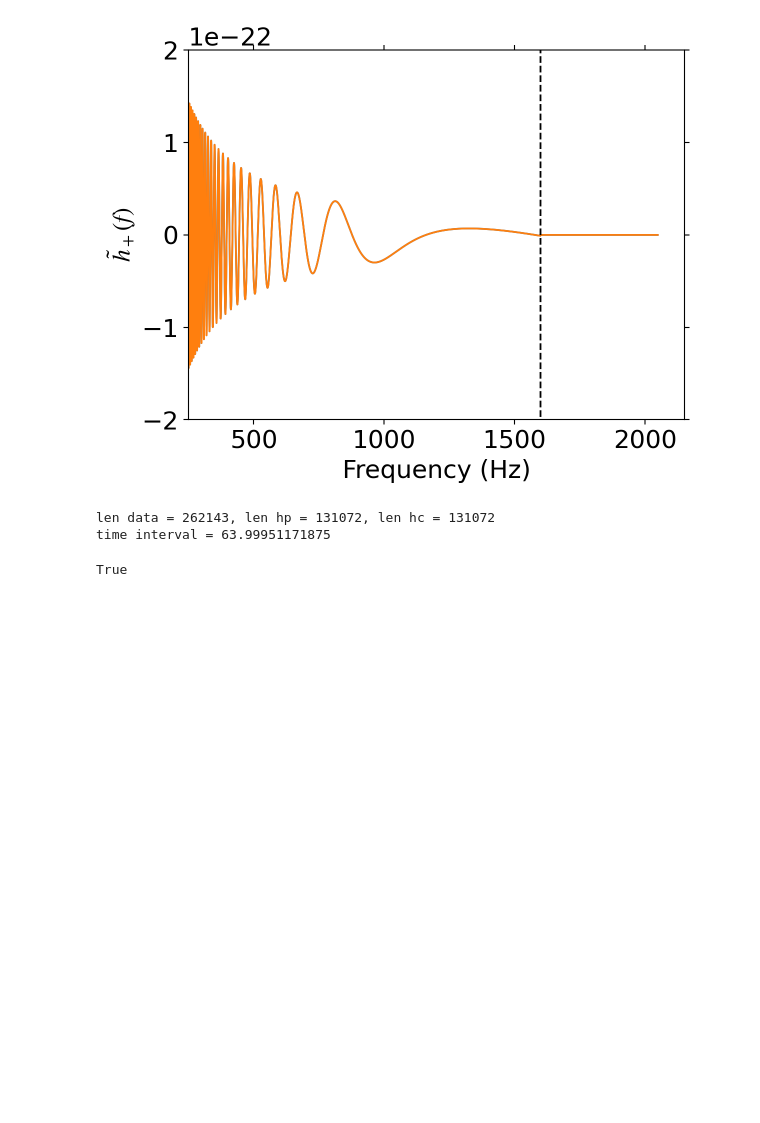
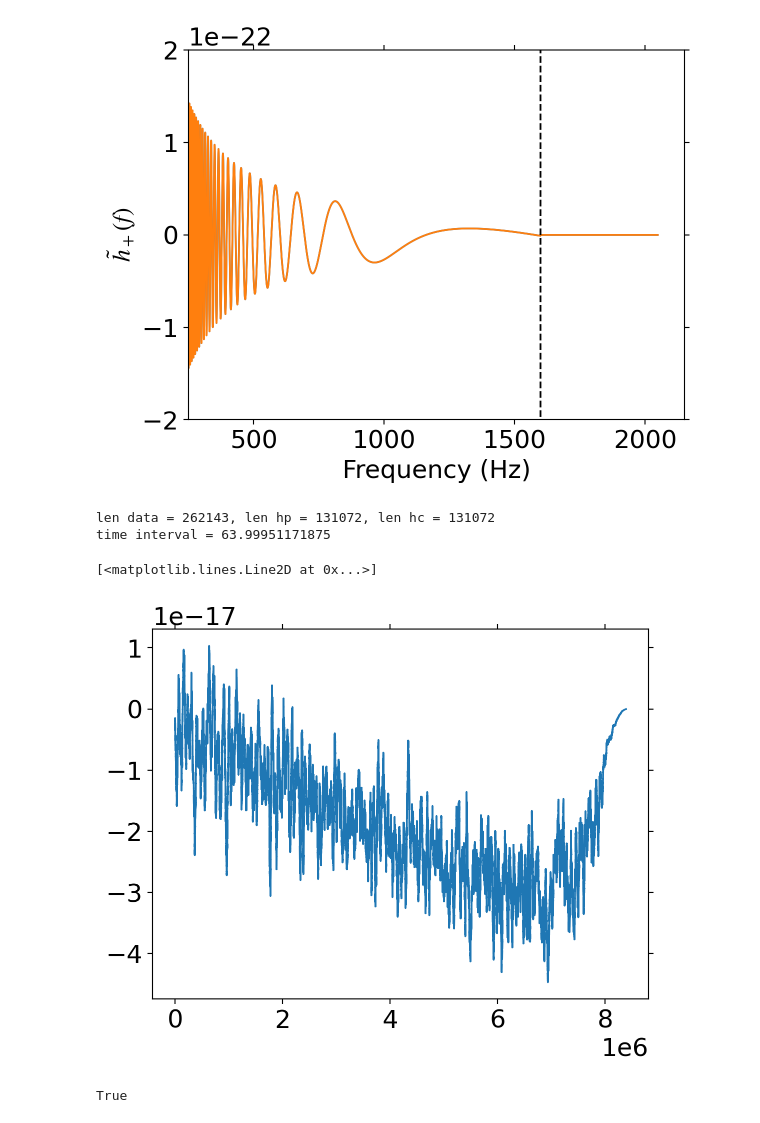
Before and after one commit to josefrr12/GWDataAnalysis, a Jupyter notebook: GW170817.ipynb, the cells around one changed output. Saved outputs shown, nothing was run; the diff lists cells and outputs as text; code cells hidden in the pictures; blank space fills up the shorter version.

```diff
--- a/GW170817.ipynb
+++ b/GW170817.ipynb
@@ -272,6 +277,12 @@ len data = 262143, len hp = 131072, len hc = 131072
 time interval = 63.99951171875
 # %%
 template_fd = hf_p + 1.j*hf_c # complex template
+# %%
+plt.figure()
+plt.plot(strain_H1)
+# %% [output]
+[<matplotlib.lines.Line2D at 0x...>]
+[figure, added]
 # %%
 print(len(template_fd) == dlength) # verify lengths are the same
 # %% [output]
```
Also changed, not shown: parts of 11 cells of this notebook.
